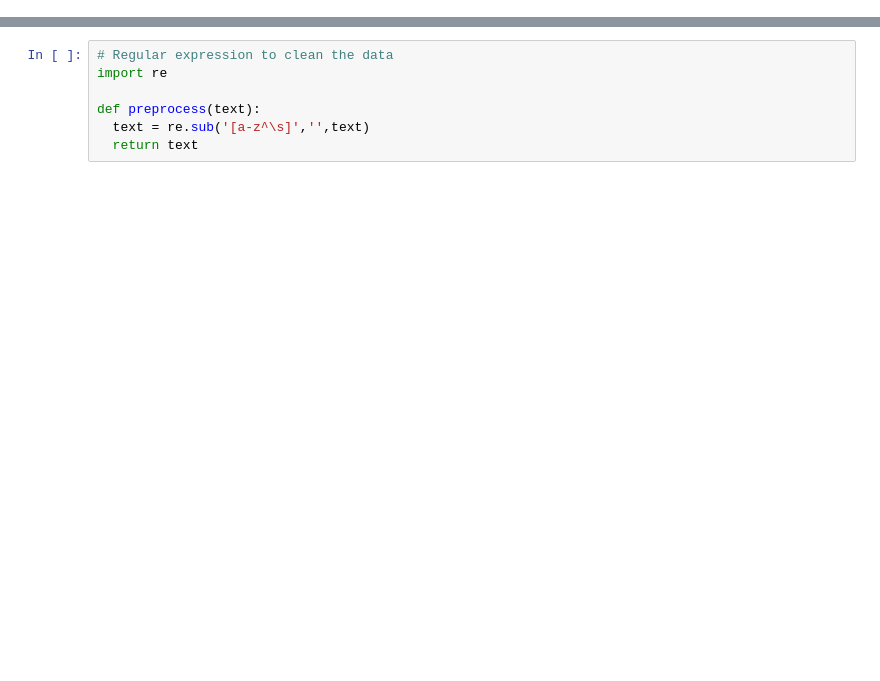
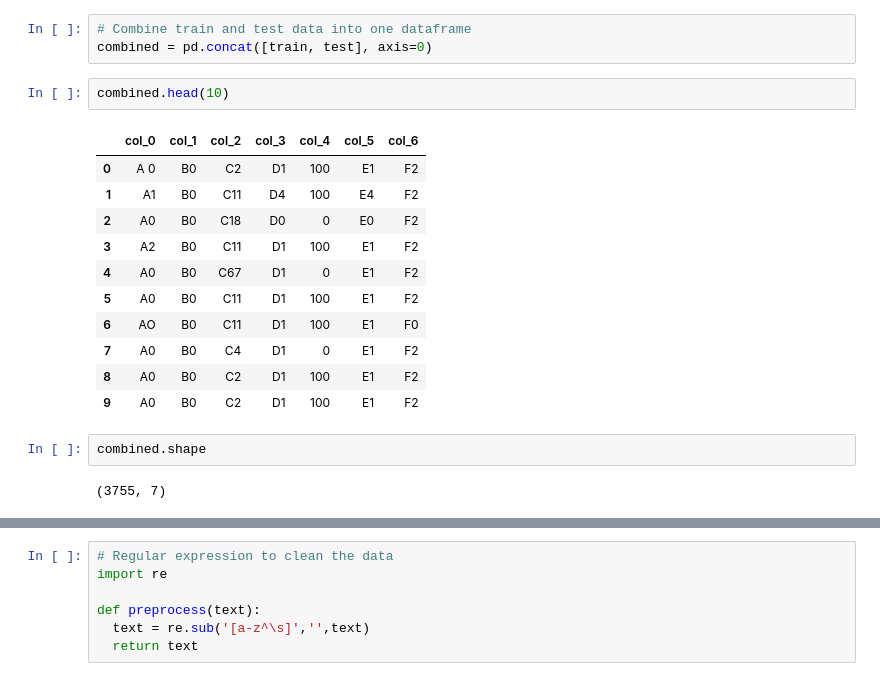
Before and after one commit to Mubassir1820/Kaggle_competition, a Jupyter notebook: Kaggle_comp.ipynb, the cells around one changed output, grey strips where cells are left out. Drawn from its saved outputs; the diff is of its cells as text; blank space fills up the shorter version.

```diff
--- a/Kaggle_comp.ipynb
+++ b/Kaggle_comp.ipynb
@@ -200,0 +54,21 @@ dtype: int64
+# %%
+# Combine train and test data into one dataframe
+combined = pd.concat([train, test], axis=0)
+# %%
+combined.head(10)
+# %% [output]
+|  | col_0 | col_1 | col_2 | col_3 | col_4 | col_5 | col_6 |
+| 0 | A 0 | B0 | C2 | D1 | 100 | E1 | F2 |
+| 1 | A1 | B0 | C11 | D4 | 100 | E4 | F2 |
+| 2 | A0 | B0 | C18 | D0 | 0 | E0 | F2 |
+| 3 | A2 | B0 | C11 | D1 | 100 | E1 | F2 |
+| 4 | A0 | B0 | C67 | D1 | 0 | E1 | F2 |
+| 5 | A0 | B0 | C11 | D1 | 100 | E1 | F2 |
+| 6 | AO | B0 | C11 | D1 | 100 | E1 | F0 |
+| 7 | A0 | B0 | C4 | D1 | 0 | E1 | F2 |
+| 8 | A0 | B0 | C2 | D1 | 100 | E1 | F2 |
+| 9 | A0 | B0 | C2 | D1 | 100 | E1 | F2 |
+# %%
+combined.shape
+# %% [output]
+(3755, 7)
```
Also changed, not shown: parts of 44 cells of this notebook.
